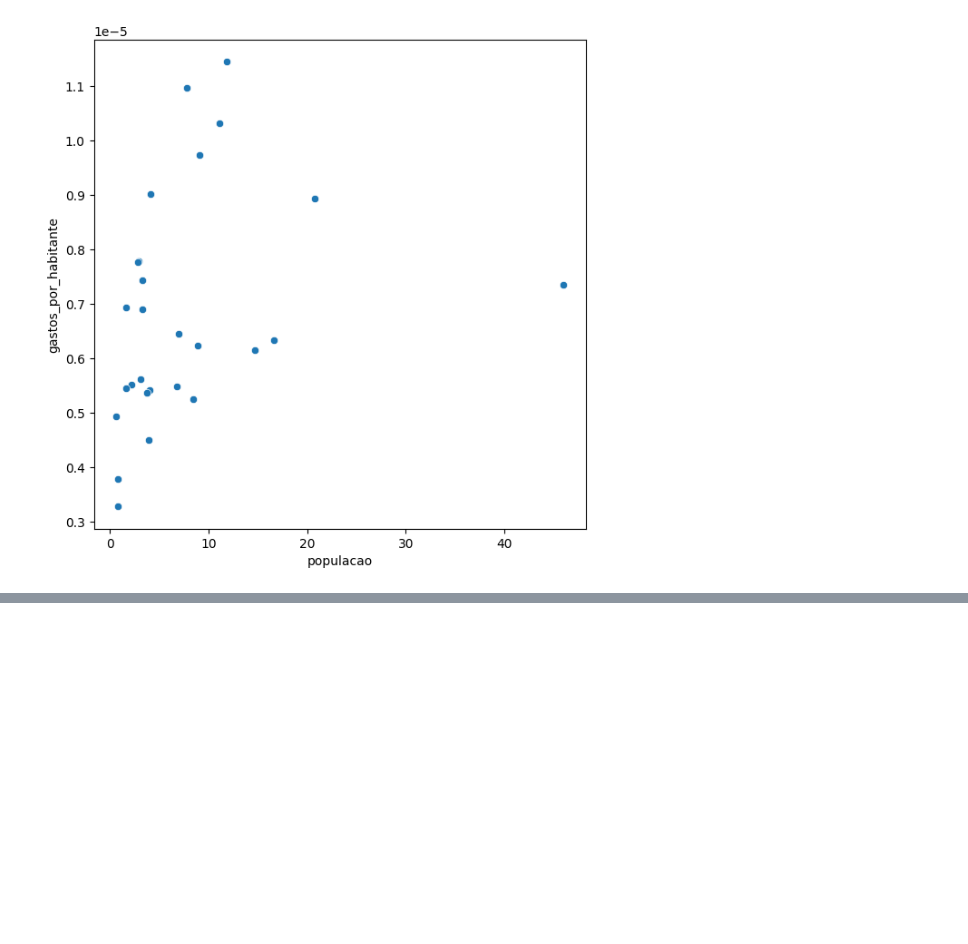
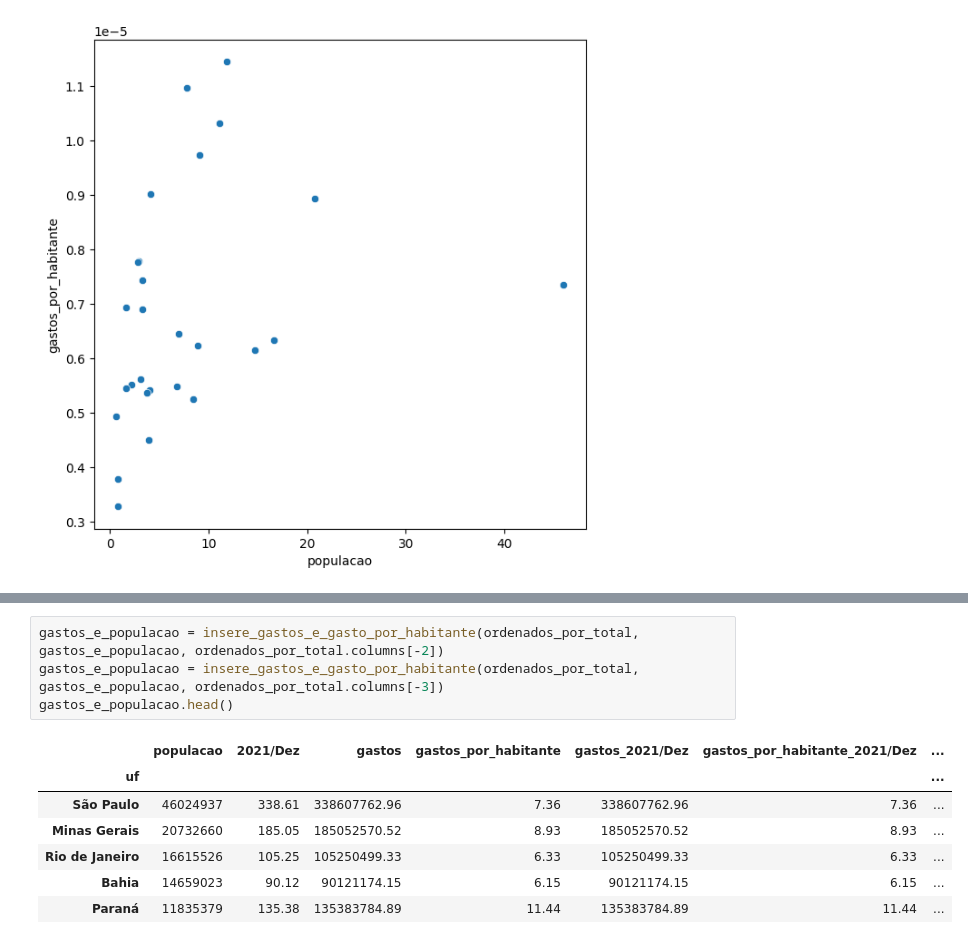
Before and after one commit to aloisiok1/visualizacao_de_dados, a Jupyter notebook: Dados_do_SUS/Aquisição_e_visualização (1).ipynb, the cells around one changed output, grey strips where cells are left out. Drawn from its saved outputs; the diff is of its cells as text; blank space fills up the shorter version.

```diff
--- a/Dados_do_SUS/Aquisição_e_visualização.ipynb
+++ b/Dados_do_SUS/Aquisição_e_visualização (1).ipynb
@@ -1002,0 +1008,12 @@ penultimo_mes.head()
+# %%
+gastos_e_populacao = insere_gastos_e_gasto_por_habitante(ordenados_por_total, gastos_e_populacao, ordenados_por_total.columns[-2])
+gastos_e_populacao = insere_gastos_e_gasto_por_habitante(ordenados_por_total, gastos_e_populacao, ordenados_por_total.columns[-3])
+gastos_e_populacao.head()
+# %% [output]
+|  | populacao | 2021/Dez | gastos | gastos_por_habitante | gastos_2021/Dez | gastos_por_habitante_2021/Dez | ... |
+| uf |  |  |  |  |  |  | ... |
+| São Paulo | 46024937 | 338.61 | 338607762.96 | 7.36 | 338607762.96 | 7.36 | ... |
+| Minas Gerais | 20732660 | 185.05 | 185052570.52 | 8.93 | 185052570.52 | 8.93 | ... |
+| Rio de Janeiro | 16615526 | 105.25 | 105250499.33 | 6.33 | 105250499.33 | 6.33 | ... |
+| Bahia | 14659023 | 90.12 | 90121174.15 | 6.15 | 90121174.15 | 6.15 | ... |
+| Paraná | 11835379 | 135.38 | 135383784.89 | 11.44 | 135383784.89 | 11.44 | ... |
```
Also changed, not shown: parts of 10 cells of this notebook, 1 other file.
